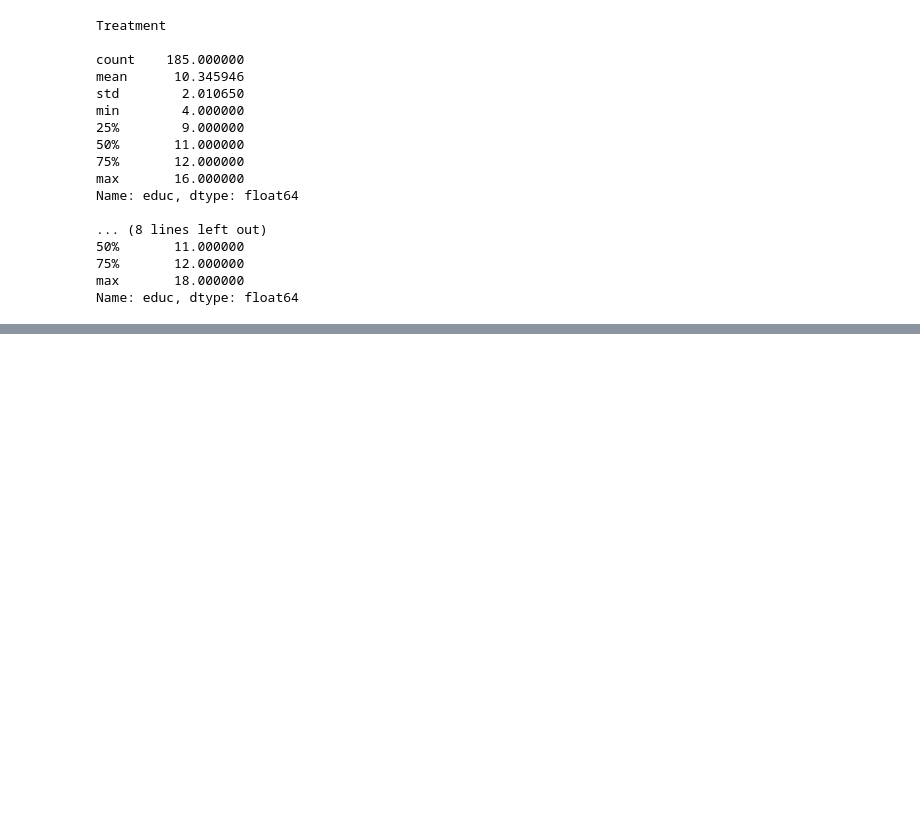
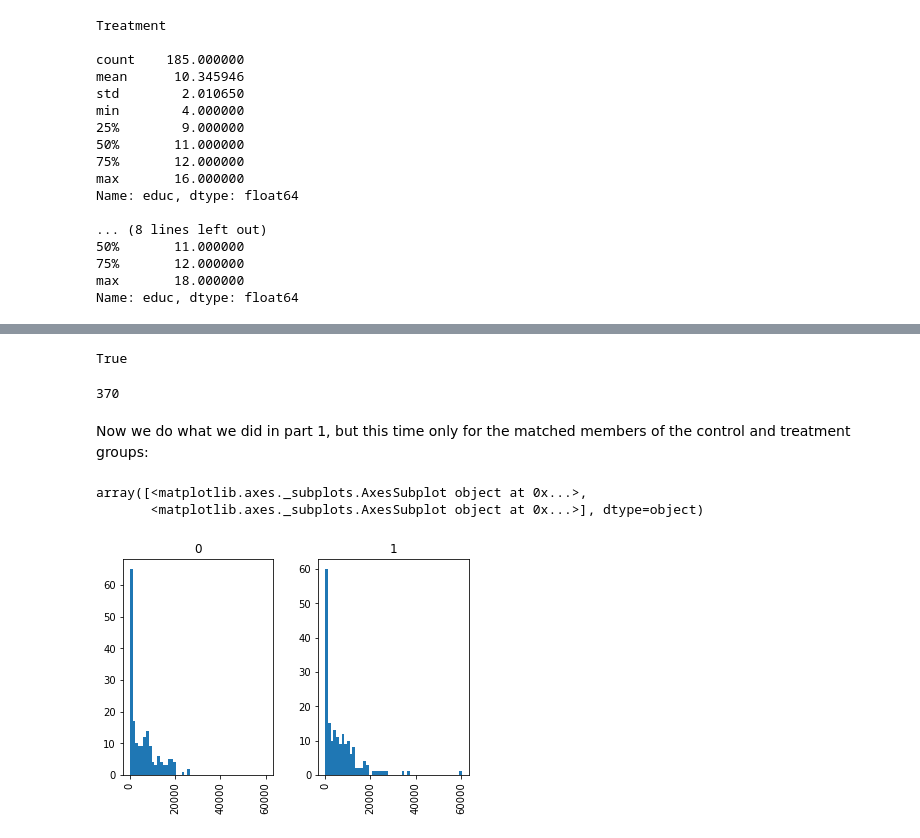
Before and after one commit to odorgergo/ada-rag, a Jupyter notebook: HW4/Q1.ipynb, the cells around one changed output, grey strips where cells are left out. Saved outputs shown, nothing was run; the diff lists cells and outputs as text; code cells hidden in the pictures; blank space fills up the shorter version.

Commit message:
parts 3 and 4 done

```diff
--- a/HW4/Q1.ipynb
+++ b/HW4/Q1.ipynb
@@ -182,0 +201,5 @@ Name: educ, dtype: float64
+# %%
+#The following function gives us two values per each sample, which are P(Z=0|x) and P(Z=1|x) respectively.
+a = log_reg.predict_proba(X)
+propensity_scores = a[:, 1]
+propensity_scores[0:5]
@@ -182,0 +210,5 @@ Name: educ, dtype: float64
+# %%
+treatment_prop_scores = propensity_scores[Y == 1]
+treatment_ids = all_ids[Y == 1]
+control_prop_scores = propensity_scores[Y == 0]
+control_ids = all_ids[Y == 0]
@@ -182,0 +219,12 @@ Name: educ, dtype: float64
+# %%
+import networkx as nx
+g = nx.Graph()
+g.add_nodes_from(treatment_ids, bipartite=1)
+g.add_nodes_from(control_ids, bipartite=0)
+edge_list = []
+for t_index in range(len(treatment_ids)):
+    for c_index in range(len(control_ids)):
+        edge_list.append((treatment_ids[t_index], control_ids[c_index], -abs(treatment_prop_scores[t_index] - control_prop_scores[c_index])))
+
+g.add_weighted_edges_from(edge_list)
+matching_result = nx.max_weight_matching(g, maxcardinality=True)
@@ -182,0 +235,4 @@ Name: educ, dtype: float64
+# %%
+len(matched) == len(treatment_ids)
+# %% [output]
+True
@@ -182,0 +242,14 @@ Name: educ, dtype: float64
+# %%
+len(list(matching_result))
+# %% [output]
+370
+# %%
+matched_df_1 = df_full[df_full.id.isin(matching_result)]
+# %% [markdown]
+Now we do what we did in part 1, but this time only for the matched members of the control and treatment groups:
+# %%
+matched_df_1.hist(column='re78', by = 'treat', range=[0, matched_df_1.re78.max()], bins = 50)
+# %% [output]
+array([<matplotlib.axes._subplots.AxesSubplot object at 0x...>,
+       <matplotlib.axes._subplots.AxesSubplot object at 0x...>], dtype=object)
+[figure, added]
```
Also changed, not shown: parts of 13 cells of this notebook.
